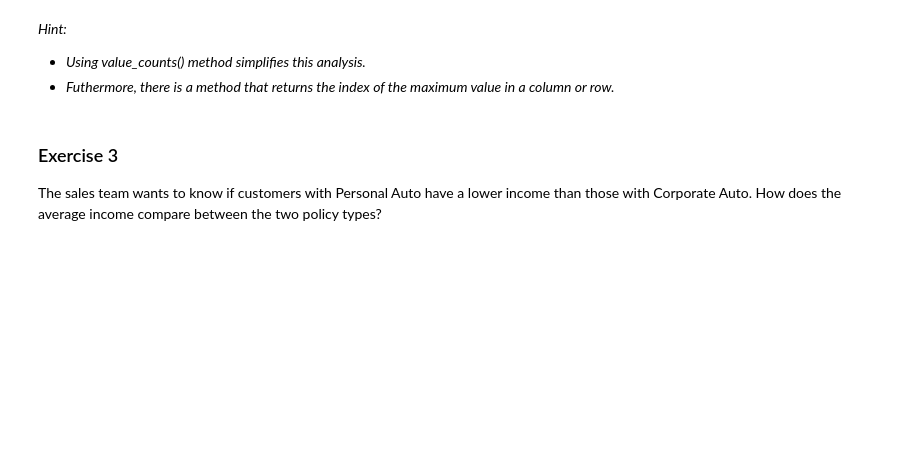
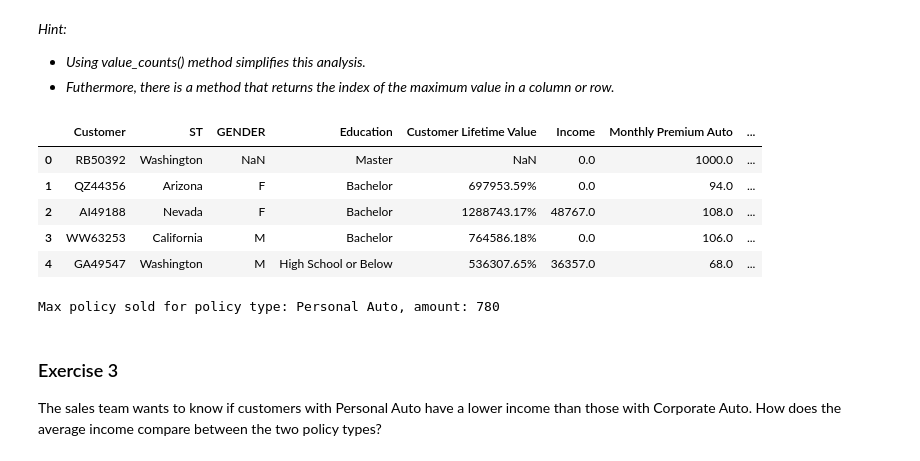
Before and after one commit to AnnaIgumnova/lab-dw-pandas, a Jupyter notebook: lab-dw-pandas.ipynb, the cells around one changed output. Cells and saved outputs as stored; diff of their text form; code cells hidden in the pictures; blank space fills up the shorter version.

```diff
--- a/lab-dw-pandas.ipynb
+++ b/lab-dw-pandas.ipynb
@@ -216,8 +214,25 @@ The sales team wants to know the total number of policies sold for each type of
 *Hint:*
 - *Using value_counts() method simplifies this analysis.*
 - *Futhermore, there is a method that returns the index of the maximum value in a column or row.*
+# %%
+df.head()
+# %% [output]
+|  | Customer | ST | GENDER | Education | Customer Lifetime Value | Income | Monthly Premium Auto | ... |
+| 0 | RB50392 | Washington | NaN | Master | NaN | 0.0 | 1000.0 | ... |
+| 1 | QZ44356 | Arizona | F | Bachelor | 697953.59% | 0.0 | 94.0 | ... |
+| 2 | AI49188 | Nevada | F | Bachelor | 1288743.17% | 48767.0 | 108.0 | ... |
+| 3 | WW63253 | California | M | Bachelor | 764586.18% | 0.0 | 106.0 | ... |
+| 4 | GA49547 | Washington | M | High School or Below | 536307.65% | 36357.0 | 68.0 | ... |
 # %%
 # Your code here
+policies_sold = df["Policy Type"]
+policies_sold
+policies_sold.value_counts()
+Policy_name = policies_sold.value_counts().idxmax()
+policy_count = policies_sold.value_counts().max()
+print(f"Max policy sold for policy type: {Policy_name}, amount: {policy_count}")
+# %% [output]
+Max policy sold for policy type: Personal Auto, amount: 780
 # %% [markdown]
 ### Exercise 3
 
```
Also changed, not shown: parts of 17 cells of this notebook.
